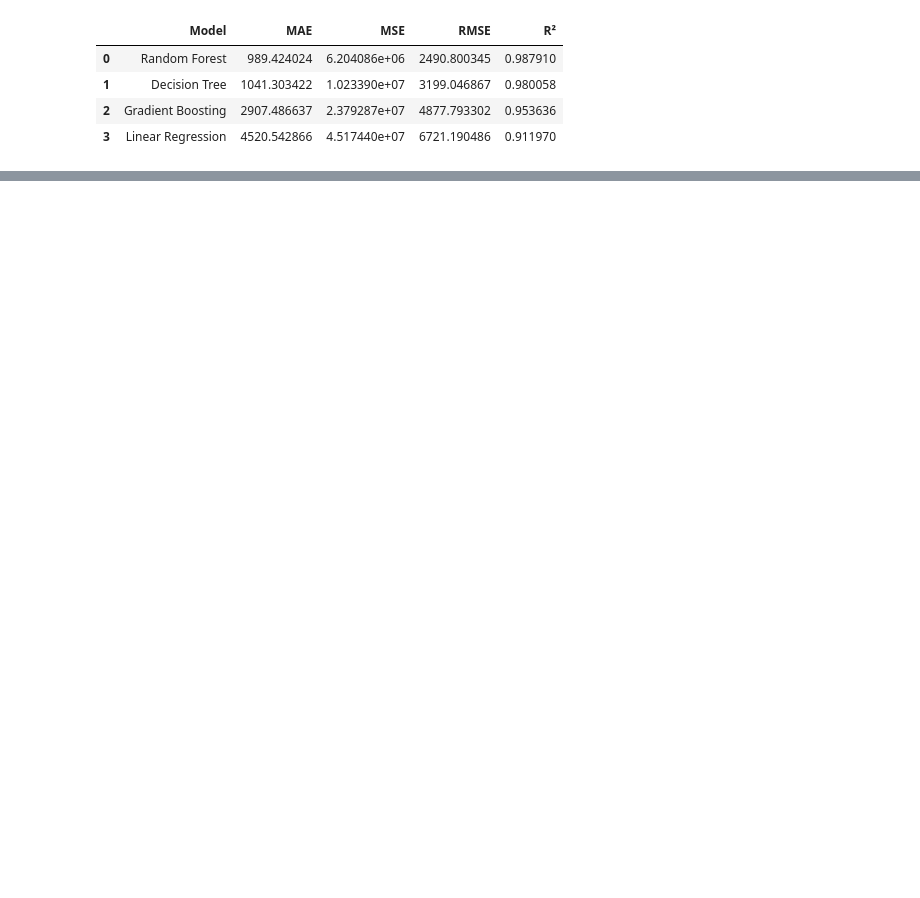
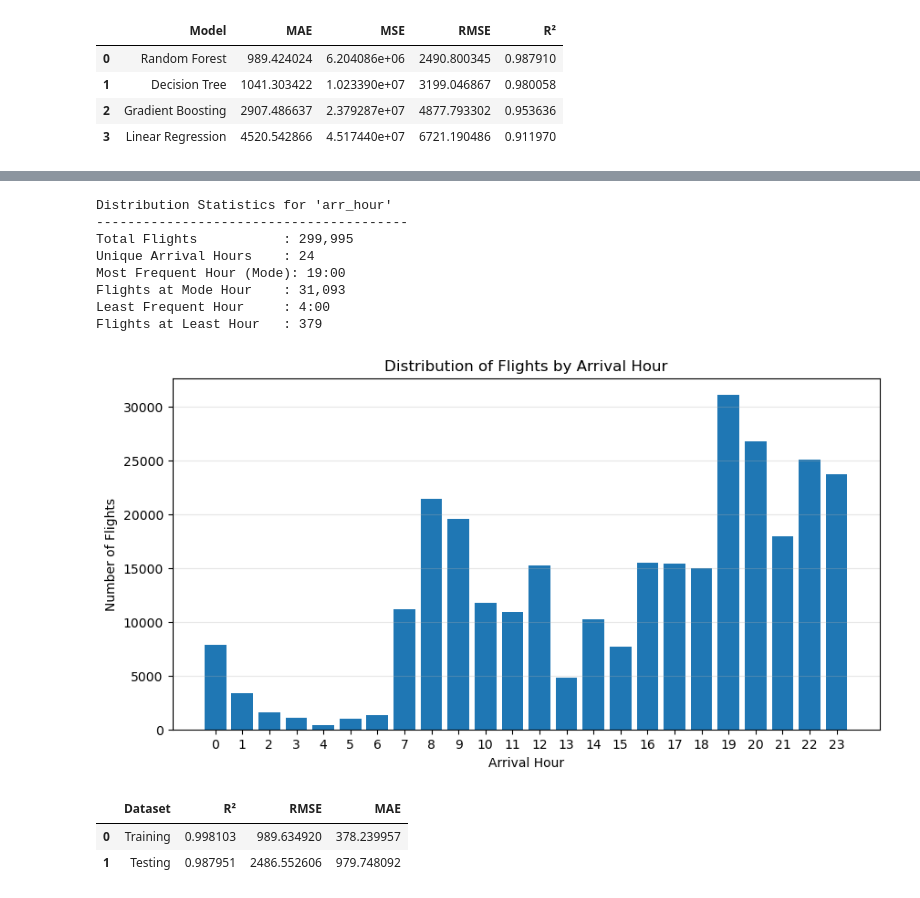
Before and after one commit to trishhh23/mldp, a Jupyter notebook: MLDP Program Codes Submission Template.ipynb, the cells around one changed output, grey strips where cells are left out. Saved outputs shown, nothing was run; the diff lists cells and outputs as text; code cells hidden in the pictures; blank space fills up the shorter version.

Commit message:
Add files via upload
HYPERPARAMETER TUNING DONE - RF_FS4. FITTING ANALYSIS ALSO DONE

```diff
--- a/MLDP Program Codes Submission Template.ipynb
+++ b/MLDP Program Codes Submission Template.ipynb
@@ -1810,0 +2064,73 @@ comparison_models
+# %%
+import matplotlib.pyplot as plt
+
+# Frequency of flights for each arrival hour
+arr_hour_counts = df_fs4['arr_hour'].value_counts().sort_index()
+
+# Display statistics
+print("Distribution Statistics for 'arr_hour'")
+print("-" * 40)
+print(f"Total Flights           : {arr_hour_counts.sum():,}")
+print(f"Unique Arrival Hours    : {arr_hour_counts.count()}")
+print(f"Most Frequent Hour (Mode): {arr_hour_counts.idxmax()}:00")
+print(f"Flights at Mode Hour    : {arr_hour_counts.max():,}")
+print(f"Least Frequent Hour     : {arr_hour_counts.idxmin()}:00")
+print(f"Flights at Least Hour   : {arr_hour_counts.min():,}")
+
+# Plot
+plt.figure(figsize=(10,5))
+plt.bar(arr_hour_counts.index, arr_hour_counts.values)
+
+plt.title('Distribution of Flights by Arrival Hour')
+plt.xlabel('Arrival Hour')
+plt.ylabel('Number of Flights')
+
+plt.xticks(range(0, 24))
+plt.grid(axis='y', alpha=0.3)
+
+plt.show()
+# %% [output]
+Distribution Statistics for 'arr_hour'
+----------------------------------------
+Total Flights           : 299,995
+Unique Arrival Hours    : 24
+Most Frequent Hour (Mode): 19:00
+Flights at Mode Hour    : 31,093
+Least Frequent Hour     : 4:00
+Flights at Least Hour   : 379
+[figure, added]
+# %%
+##TRAINING AND TESTING METRICS FOR FITTING ANAYLSIS - FS4 RF
+from sklearn.metrics import r2_score, mean_squared_error, mean_absolute_error
+import numpy as np
+
+# Training predictions
+y_train_pred_fs4 = rf_fs4.predict(X_train_fs4)
+
+# Testing predictions
+y_test_pred_fs4 = rf_fs4.predict(X_test_fs4)
+
+# Training metrics
+train_r2 = r2_score(y_train_fs4, y_train_pred_fs4)
+train_rmse = np.sqrt(mean_squared_error(y_train_fs4, y_train_pred_fs4))
+train_mae = mean_absolute_error(y_train_fs4, y_train_pred_fs4)
+
+# Testing metrics
+test_r2 = r2_score(y_test_fs4, y_test_pred_fs4)
+test_rmse = np.sqrt(mean_squared_error(y_test_fs4, y_test_pred_fs4))
+test_mae = mean_absolute_error(y_test_fs4, y_test_pred_fs4)
+
+import pandas as pd
+
+comparison_overfitting_fs4 = pd.DataFrame({
+    "Dataset": ["Training", "Testing"],
+    "R²": [train_r2, test_r2],
+    "RMSE": [train_rmse, test_rmse],
+    "MAE": [train_mae, test_mae]
+})
+
+comparison_overfitting_fs4
+# %% [output]
+|  | Dataset | R² | RMSE | MAE |
+| 0 | Training | 0.998103 | 989.634920 | 378.239957 |
+| 1 | Testing | 0.987951 | 2486.552606 | 979.748092 |
```
Also changed, not shown: parts of 50 cells of this notebook.
